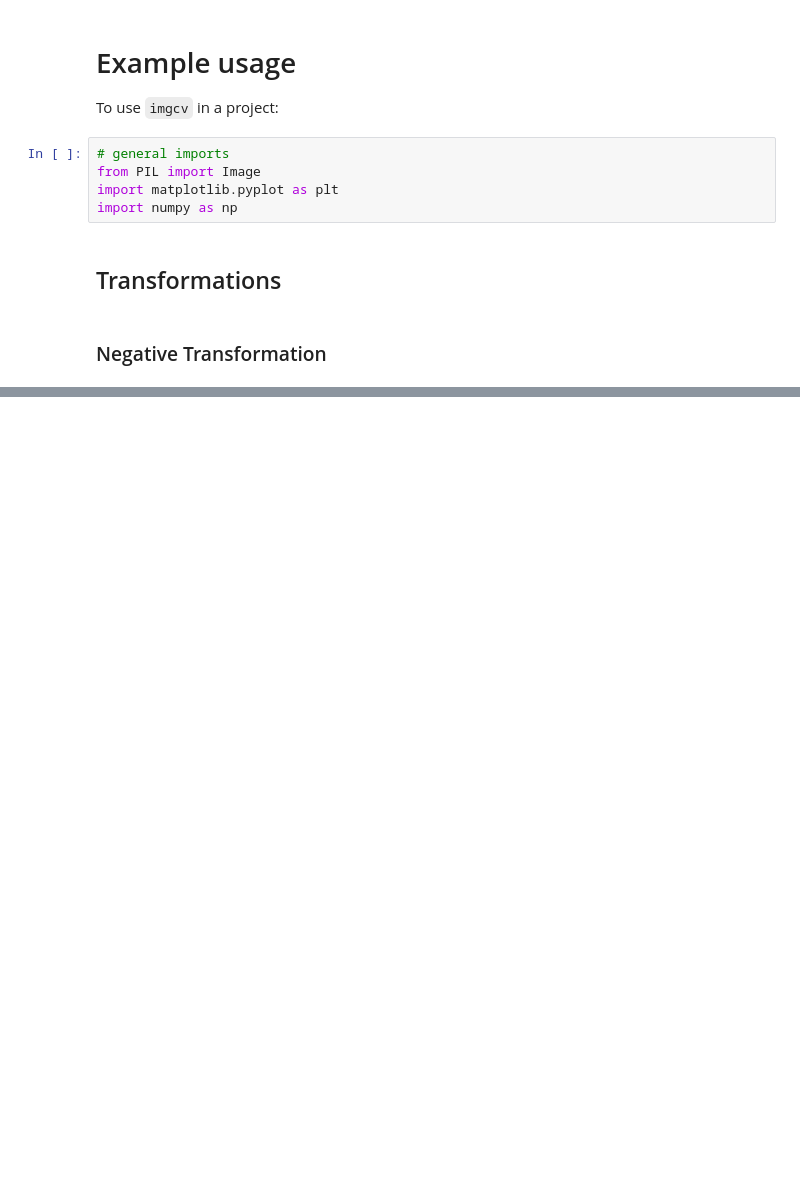
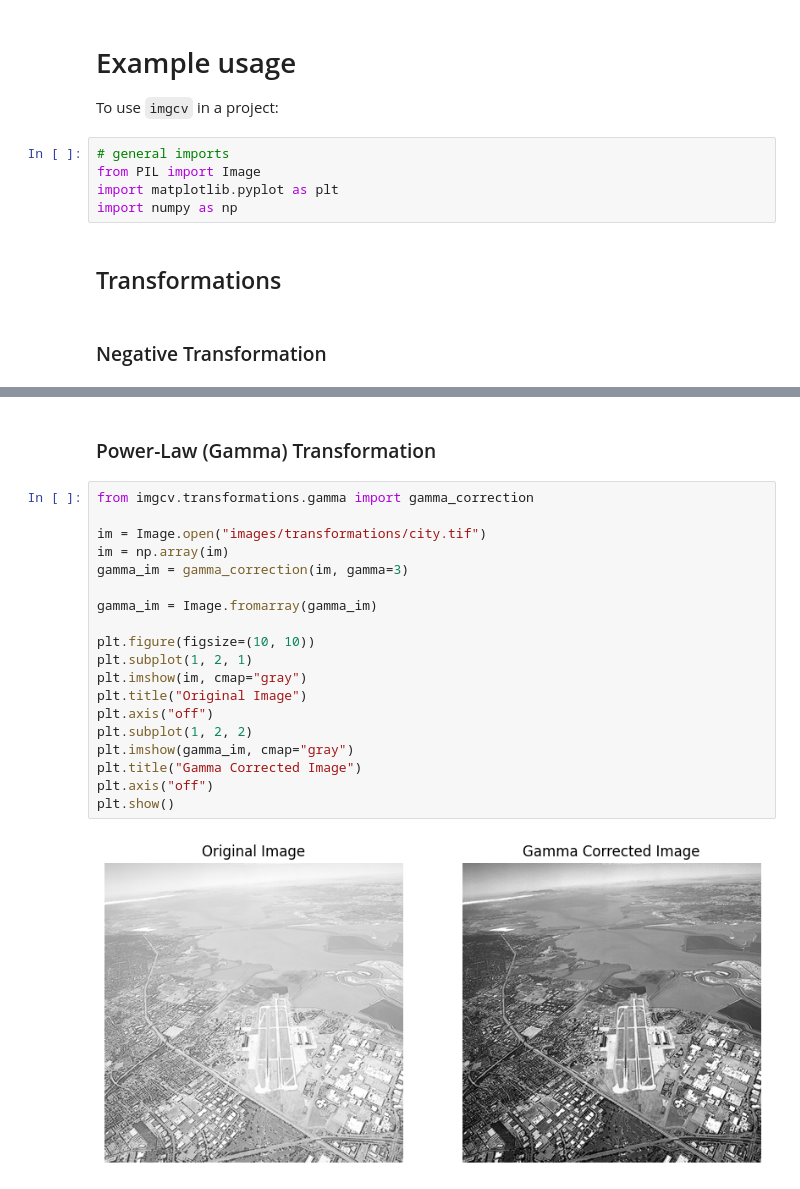
Before and after one commit to Preet-Sojitra/imgcv, a Jupyter notebook: docs/example.ipynb, the cells around one changed output, grey strips where cells are left out. Drawn from its saved outputs; the diff is of its cells as text; blank space fills up the shorter version.

```diff
--- a/docs/example.ipynb
+++ b/docs/example.ipynb
@@ -32,3 +32,26 @@ plt.axis("off")
 plt.show()
 # %% [output]
 [figure]
+# %% [markdown]
+### Power-Law (Gamma) Transformation
+# %%
+from imgcv.transformations.gamma import gamma_correction
+
+im = Image.open("images/transformations/city.tif")
+im = np.array(im)
+gamma_im = gamma_correction(im, gamma=3)
+
+gamma_im = Image.fromarray(gamma_im)
+
+plt.figure(figsize=(10, 10))
+plt.subplot(1, 2, 1)
+plt.imshow(im, cmap="gray")
+plt.title("Original Image")
+plt.axis("off")
+plt.subplot(1, 2, 2)
+plt.imshow(gamma_im, cmap="gray")
+plt.title("Gamma Corrected Image")
+plt.axis("off")
+plt.show()
+# %% [output]
+[figure, added]
```
Also changed, not shown: parts of 4 cells of this notebook, 1 other file.
